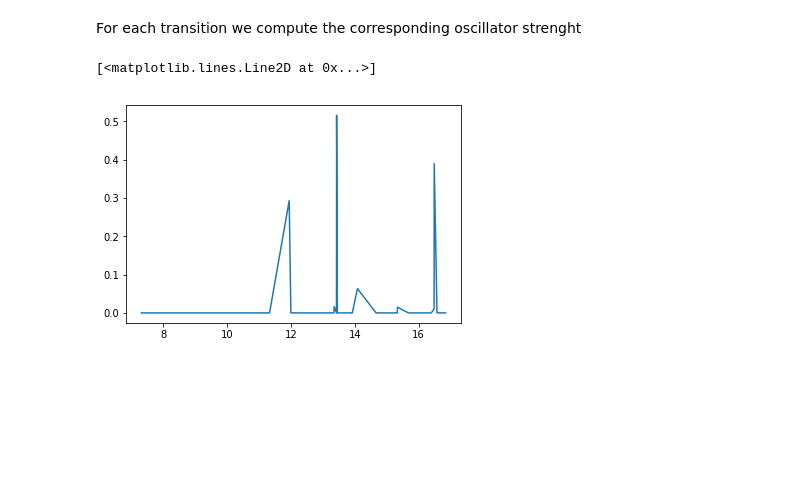
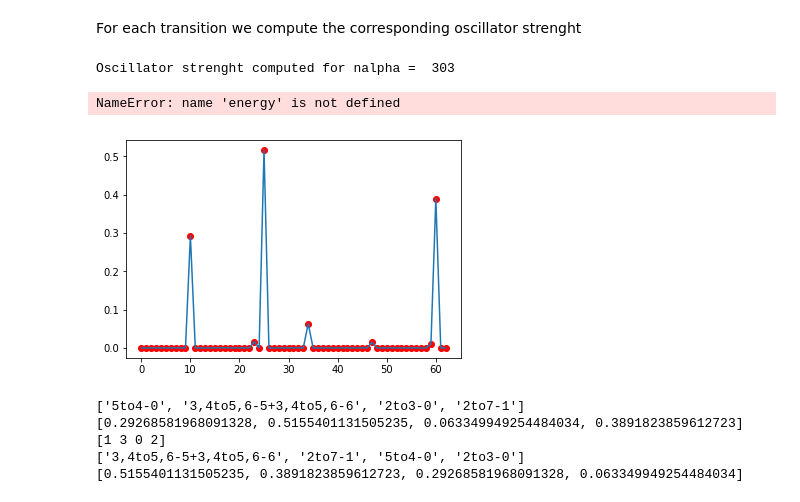
Before and after one commit to luigigenovese/KPM-nb, a Jupyter notebook: POLARIZABILITY/N2/Analysis_of_Excitonic_States.ipynb, the cells around one changed output. Cells and saved outputs as stored; diff of their text form; code cells hidden in the pictures; blank space fills up the shorter version.

```diff
--- a/POLARIZABILITY/N2/Analysis_of_Excitonic_States.ipynb
+++ b/POLARIZABILITY/N2/Analysis_of_Excitonic_States.ipynb
@@ -265,5 +248,42 @@ for s in selLab:
-# %%
-plt.plot(energy,oscillatorStrenght)
-# %% [output]
-[<matplotlib.lines.Line2D at 0x...>]
-[figure, removed]
+# %%
+reload(R)
+osStr = R.oscillatorStrenght(excitations)
+#osStr
+# %% [output]
+Oscillator strenght computed for nalpha =  303
+# %%
+plt.plot(energy,osStr,'ro')
+plt.plot(energy,osStr)
+plt.xlabel('energy eV', size=12)
+plt.show()
+# %% [output]
+NameError: name 'energy' is not defined
+# %%
+plt.plot(osStr,'ro')
+plt.plot(osStr)
+plt.show()
+# %% [output]
+[figure, added]
+# %%
+trOsc = []
+trOscVal = []
+for ind, os in enumerate(osStr):
+    if os > 0.05:
+        trOsc.append(allTr[ind])
+        trOscVal.append(os)
+print trOsc
+print trOscVal
+trOscVal =np.array(trOscVal)
+sortind = np.argsort(trOscVal)[::-1]
+print sortind
+trOsc = [trOsc[s] for s in sortind]
+trOscVal = [trOscVal[s] for s in sortind]
+
+print trOsc
+print trOscVal
+# %% [output]
+['5to4-0', '3,4to5,6-5+3,4to5,6-6', '2to3-0', '2to7-1']
+[0.29268581968091328, 0.5155401131505235, 0.063349949254484034, 0.3891823859612723]
+[1 3 0 2]
+['3,4to5,6-5+3,4to5,6-6', '2to7-1', '5to4-0', '2to3-0']
+[0.5155401131505235, 0.3891823859612723, 0.29268581968091328, 0.063349949254484034]
```
Also changed, not shown: parts of 13 cells of this notebook, 1 other file.
